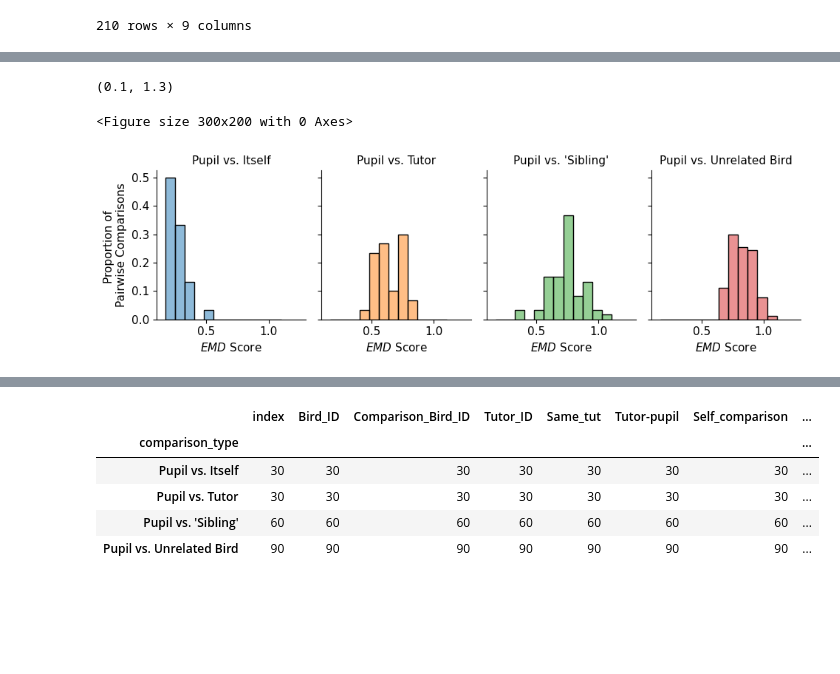
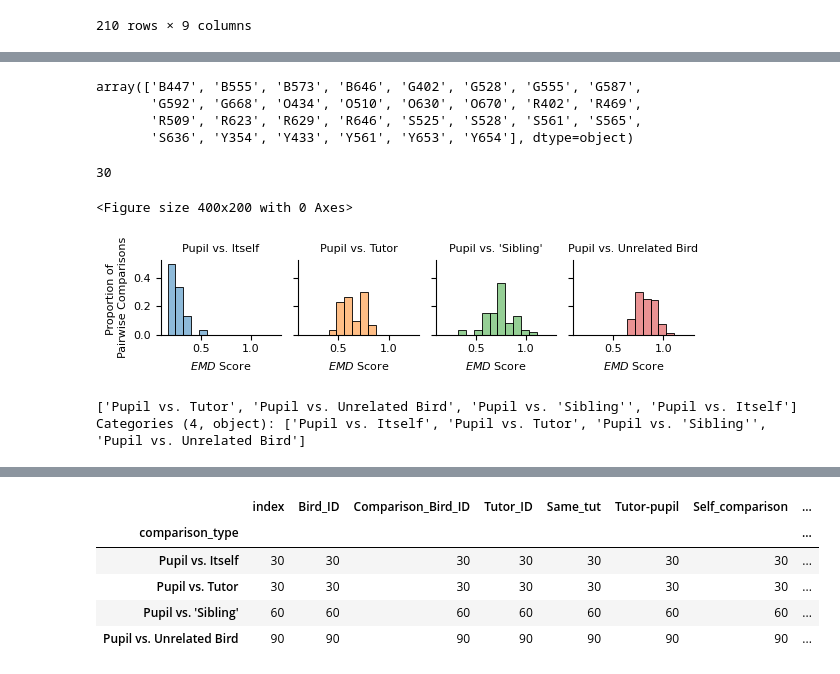
Before and after one commit to theresekoch/AVN_paper, a Jupyter notebook: 05 - Similarity Scoring/01 - Plot EMDs.ipynb, the cells around one changed output, grey strips where cells are left out. Saved outputs shown, nothing was run; the diff lists cells and outputs as text; code cells hidden in the pictures; blank space fills up the shorter version.

```diff
--- a/05 - Similarity Scoring/01 - Plot EMDs.ipynb
+++ b/05 - Similarity Scoring/01 - Plot EMDs.ipynb
@@ -63,13 +72,26 @@ utsw_typical
+# %%
+bird_ids = utsw_typical.Bird_ID.unique()
+bird_ids.sort()
+bird_ids
+# %% [output]
+array(['B447', 'B555', 'B573', 'B646', 'G402', 'G528', 'G555', 'G587',
+       'G592', 'G668', 'O434', 'O510', 'O630', 'O670', 'R402', 'R469',
+       'R509', 'R623', 'R629', 'R646', 'S525', 'S528', 'S561', 'S565',
+       'S636', 'Y354', 'Y433', 'Y561', 'Y653', 'Y654'], dtype=object)
+# %%
+len(bird_ids)
+# %% [output]
+30
 # %%
-plt.rcParams.update({'font.size' : 11})
+plt.rcParams.update({'font.size' : 8})
 # %%
-plt.figure(figsize = (3, 2))
+plt.figure(figsize = (4, 2))
 g = sns.displot(utsw_typical, x = 'EMD', col = 'comparison_type', hue = 'comparison_type', alpha = 0.5,
-                 stat = 'probability', common_norm = False, bins = 12, legend=False, height = 3, aspect = 0.8 )
+                 stat = 'probability', common_norm = False, bins = 12, legend=False, height = 1.5, aspect = 1 )
 g.set_axis_labels("$EMD$ Score", "Proportion of \nPairwise Comparisons")
 g.set_titles("{col_name}");
 plt.xlim(0.1, 1.3)
+plt.savefig('utsw_emds_across_comparisons.svg', transparent = True)
 # %% [output]
-(0.1, 1.3)
+<Figure size 400x200 with 0 Axes>
-<Figure size 300x200 with 0 Axes>
-[figure, old version]
+[figure, new version]
@@ -75,0 +100,5 @@ plt.xlim(0.1, 1.3)
+# %%
+utsw_typical.comparison_type.unique()
+# %% [output]
+['Pupil vs. Tutor', 'Pupil vs. Unrelated Bird', 'Pupil vs. 'Sibling'', 'Pupil vs. Itself']
+Categories (4, object): ['Pupil vs. Itself', 'Pupil vs. Tutor', 'Pupil vs. 'Sibling'', 'Pupil vs. Unrelated Bird']
```
Also changed, not shown: parts of 22 cells of this notebook, 4 other files.
